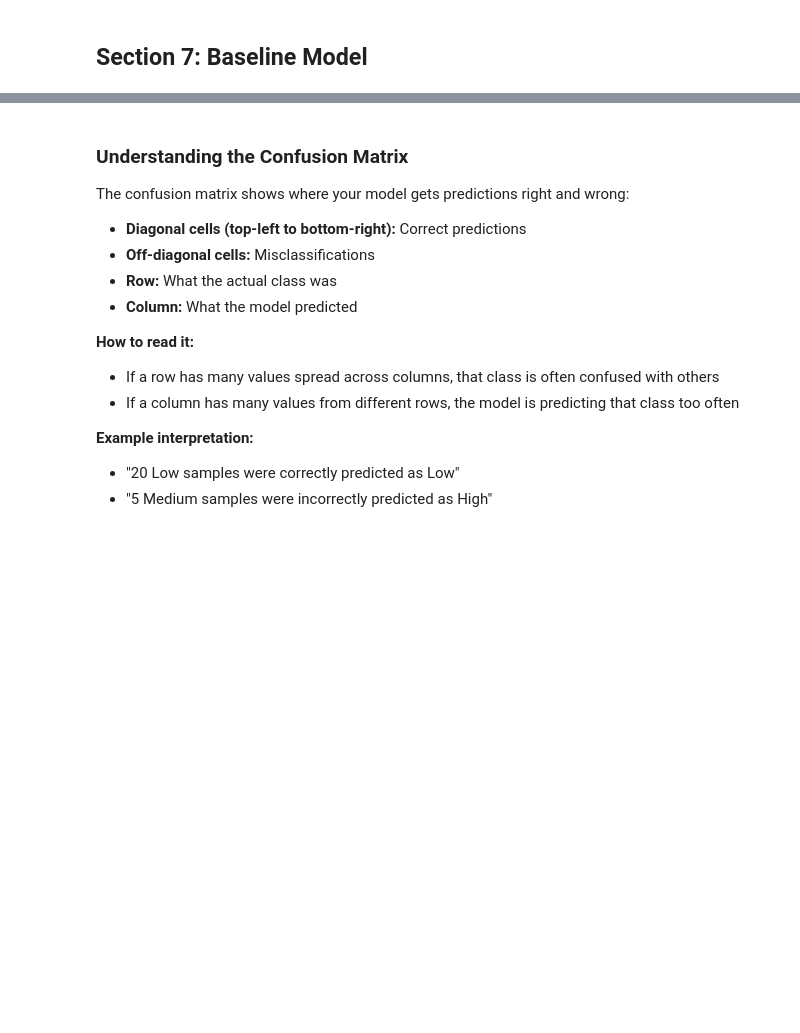
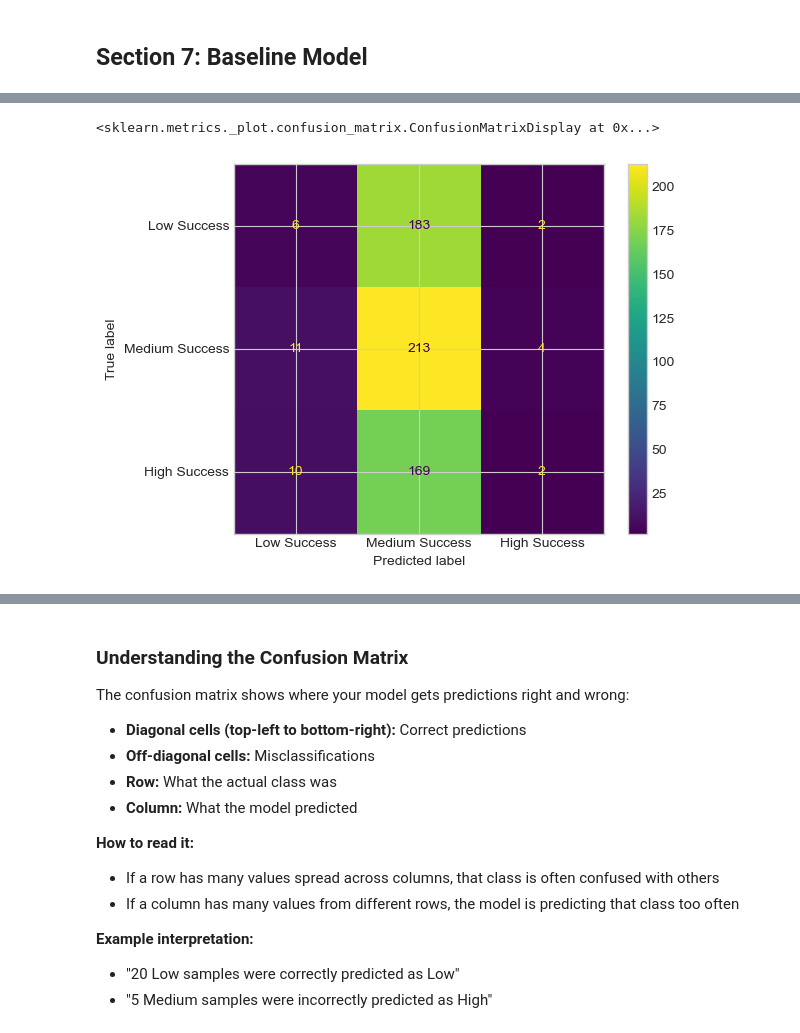
Before and after one commit to ssmanus94-debug/space-mission-success-predictor, a Jupyter notebook: 03_classification_model.ipynb, the cells around one changed output, grey strips where cells are left out. Drawn from its saved outputs; the diff is of its cells as text; code cells hidden in the pictures; blank space fills up the shorter version.

Commit message:
Complete classification model - CHeckpoint 4

```diff
--- a/03_classification_model.ipynb
+++ b/03_classification_model.ipynb
@@ -157,7 +157,7 @@ Max: 100.00
 
 # YOUR CODE HERE:
 bins = [df[ORIGINAL_TARGET].min()-1, 65, 85, df[ORIGINAL_TARGET].max()+1 ]  #*BIN Edges have to be the "end" of the bin, not the beginning
-labels = ['Low Succes', 'Medium Success', 'High Success']  # Define your category names
+labels = ['Low Success', 'Medium Success', 'High Success']  # Define your category names  #### MAKE SURE TO SPELL STUFF CORRECTLY!!! C'MON MANG!!
 
 df['target_category'] = pd.cut(df[ORIGINAL_TARGET], bins=bins, labels=labels)
 
@@ -373,12 +418,18 @@ for u, c in zip(unique, counts):
 #
 # Same as regression:
 # 1. Create StandardScaler instance
-# 2. fit_transform on X_train
-# 3. transform (only!) on X_test
-#
+# 2. fit_transform on X_train # need mean and st.dev. of X-train
+# 3. transform (only!) on X_test !!!YES. WHY? if you "fit" on the test set, you are essentially "peeking" at the final exam answers to help set your scale.
+#   --= this is data leakage
 # Store in: X_train_scaled, X_test_scaled
 
 # YOUR CODE HERE:
+scaler = StandardScaler()
+
+X_train_scaled = scaler.fit_transform(X_train)
+
+#Next, transform test BUT NOT FIT_Transform because leakage
+X_test_scaled = scaler.transform(X_test)
 # %%
 # Convert to DataFrame (helpful for later)
 X_train_scaled = pd.DataFrame(X_train_scaled, columns=X_train.columns, index=X_train.index)
@@ -417,5 +471,17 @@ def evaluate_classifier(model, X_train, X_test, y_train, y_test, model_name):
 # Use evaluate_classifier() to train and evaluate
 
 # YOUR CODE HERE:
-# baseline_model = ...
-# baseline_results, baseline_trained, baseline_preds = evaluate_classifier(...)
+baseline_model = LogisticRegression(random_state=42, max_iter=1000)
+#Now use evaluate classifier function given in last part...
+
+baseline_results, baseline_trained, baseline_preds = evaluate_classifier(
+    baseline_model,
+    X_train_scaled,\
+    X_test_scaled,
+    y_train,
+    y_test,
+    model_name= "Logistic Regression"
+
+)
+
+display(pd.DataFrame([baseline_results]))
@@ -430,10 +506,17 @@ print(f"F1 Score:       {baseline_results['F1 (weighted)']:.4f}")
 # %%
 # TODO: Create and display the confusion matrix for baseline
 #
 # Steps:
 # 1. Use confusion_matrix(y_test, baseline_preds) to create the matrix
 # 2. Use ConfusionMatrixDisplay to visualize it
 #
-# Hint: ConfusionMatrixDisplay(confusion_matrix=cm, display_labels=label_encoder.classes_)
+# Hint: ConfusionMatrixDisplay(confusion_matrix=cm, display_labels=label_encoder.classes_) ### YOOO i changed this earlier thats why theres issues, It's ordered_encoding
 
-# YOUR CODE HERE:
+matrix = confusion_matrix(y_test, baseline_preds)
+### Issuues with creation============ USE HINT
+Visual = ConfusionMatrixDisplay(confusion_matrix=matrix, display_labels=ordered_encoding)
+
+Visual.plot()
+# %% [output]
+<sklearn.metrics._plot.confusion_matrix.ConfusionMatrixDisplay at 0x...>
+[figure, added]
```
Also changed, not shown: parts of 40 cells of this notebook.
